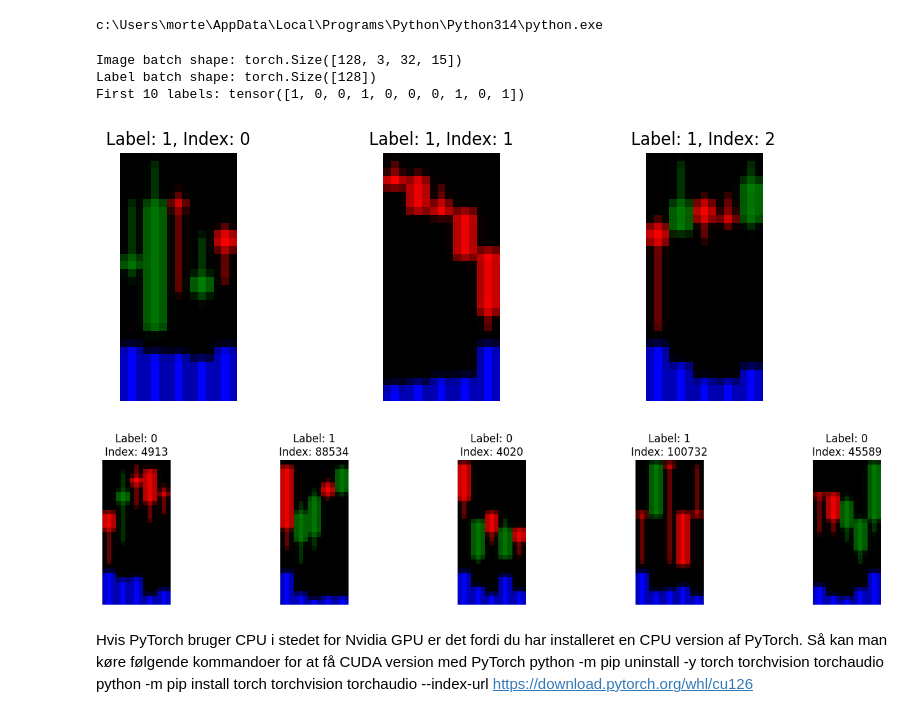
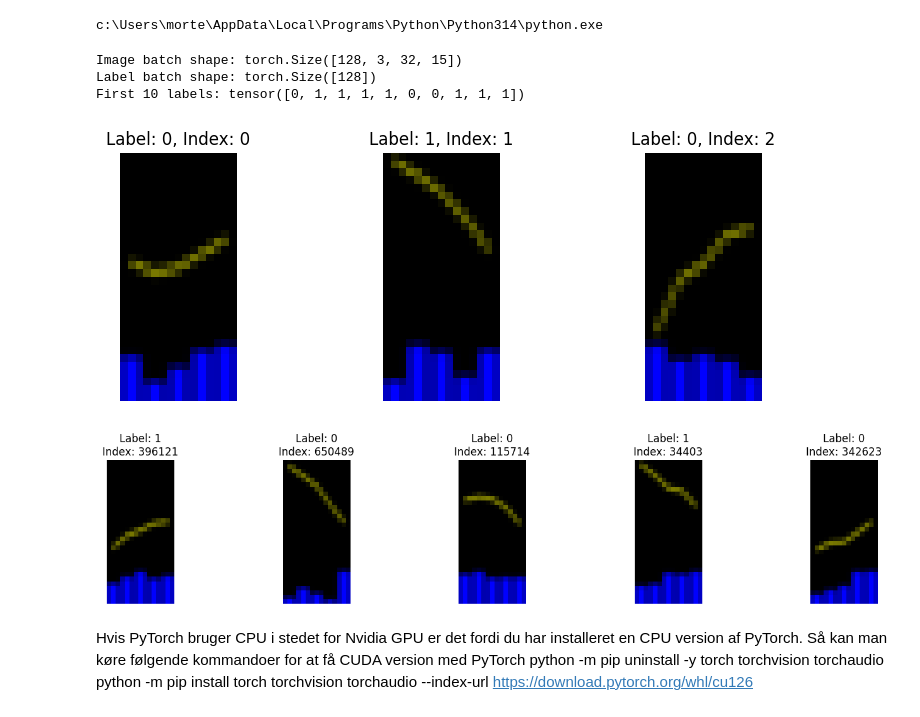
Before and after one commit to MortenSkovbjerg2000/speciale-i-datavidenskab-2026, a Jupyter notebook: training.ipynb, the cells around one changed output. Cells and saved outputs as stored; diff of their text form; code cells hidden in the pictures.

```diff
--- a/training.ipynb
+++ b/training.ipynb
@@ -19,8 +17,8 @@ import torch.nn.functional as F
 # Base folder names
 # ------------------------------------------
 #train_folder = "train_res_96_color_candlestick_vol_1_ma_1_bb_0_rsi_0"
-train_folder = "train_color_candlestick_vol_1_ma_0_bb_0_rsi_0"
-test_folder  = "test_color_candlestick_vol_1_ma_0_bb_0_rsi_0"
+train_folder = "train_color_vol_1_ma_1_bb_0_rsi_0"
+test_folder  = "test_color_vol_1_ma_1_bb_0_rsi_0"
 
 # Choose how many tickers to use
 # Set to None if you want all tickers
@@ -35,7 +33,7 @@ test_csv_path  = os.path.join(test_folder, "labels.csv")
 
 # Load csv files
 train_full_df = pd.read_csv(train_csv_path)
-train_full_df = train_full_df.iloc[4::5].copy() # hver 5 række bliver brugt, som starter ved 4 række, for ikke at få første række med
+#train_full_df = train_full_df.iloc[4::5].copy() # hver 5 række bliver brugt, som starter ved 4 række, for ikke at få første række med
 test_full_df  = pd.read_csv(test_csv_path)
 
 # Force labels to be integers
@@ -202,84 +200,111 @@ print(sys.executable)
 # %% [output]
 c:\Users\morte\AppData\Local\Programs\Python\Python314\python.exe
 # %%
+# class StockImageDataset(Dataset):
+#     def __init__(self, df, transform=None):
+#         self.df = df.reset_index(drop=True)
+#         self.transform = transform
+
+#     def __len__(self):
+#         return len(self.df)
+
+#     def __getitem__(self, idx):
+#         row = self.df.iloc[idx]
+#         image = Image.open(row["image_path"]).convert("RGB")
+#         label = int(row["label"])
+
+#         if self.transform:
+#             image = self.transform(image)
+
+#         return image, label, idx
+
 class StockImageDataset(Dataset):
     def __init__(self, df, transform=None):
-        self.df = df.reset_index(drop=True)
+        df = df.reset_index(drop=True)
+
+        self.image_paths = df["image_path"].astype(str).to_numpy()
+        self.labels = df["label"].astype("int64").to_numpy()
+
         self.transform = transform
 
     def __len__(self):
-        return len(self.df)
+        return len(self.labels)
 
     def __getitem__(self, idx):
-        row = self.df.iloc[idx]
-        image = Image.open(row["image_path"]).convert("RGB")
-        label = int(row["label"])
+        with Image.open(self.image_paths[idx]) as image:
+            image = image.convert("RGB")  # convert PIL image to RGB
+            if self.transform:
+                image = self.transform(image)
 
-        if self.transform:
-            image = self.transform(image)
-
+        label = int(self.labels[idx])
         return image, label, idx
 
 
+basic_transform = transforms.ToTensor()
+
 # Do NOT resize
-basic_transform = transforms.Compose([
-    transforms.Resize((32, 15)),
-    transforms.ToTensor()
-])
+# basic_transform = transforms.Compose([
+#    transforms.Resize((32, 15)),
+#    transforms.ToTensor()
+# ])
+
+basic_transform = transforms.ToTensor()
 
 train_dataset = StockImageDataset(train_df, transform=basic_transform)
 val_dataset   = StockImageDataset(val_df, transform=basic_transform)
 test_dataset  = StockImageDataset(test_df, transform=basic_transform)
 
+BATCH_SIZE = 128
+
 train_loader = DataLoader(
     train_dataset,
-    batch_size=128,
+    batch_size=BATCH_SIZE,
     shuffle=True,
     pin_memory=True
 )
 
 val_loader = DataLoader(
     val_dataset,
-    batch_size=128,
+    batch_size=BATCH_SIZE,
     shuffle=False,
     pin_memory=True
 )
 
 test_loader = DataLoader(
     test_dataset,
-    batch_size=128,
+    batch_size=BATCH_SIZE,
     shuffle=False,
     pin_memory=True
 )
 
 # Test one batch
 images, labels, idx = next(iter(train_loader))
 print("Image batch shape:", images.shape)
 print("Label batch shape:", labels.shape)
 print("First 10 labels:", labels[:10])
 
 # Plot 3 resulting images
 fig, axes = plt.subplots(1, 3, figsize=(9, 3))
 
 for i in range(3):
     image, label, idx = train_dataset[i]
     img_np = image.numpy()
 
     if img_np.shape[0] == 1:
         axes[i].imshow(img_np[0], cmap="gray")
     else:
         axes[i].imshow(np.transpose(img_np, (1, 2, 0)))
 
     axes[i].set_title(f"Label: {label}, Index: {idx}")
     axes[i].axis("off")
 
 plt.tight_layout()
 plt.show()
 # %% [output]
 Image batch shape: torch.Size([128, 3, 32, 15])
 Label batch shape: torch.Size([128])
-First 10 labels: tensor([1, 0, 0, 1, 0, 0, 0, 1, 0, 1])
+First 10 labels: tensor([0, 1, 1, 1, 1, 0, 0, 1, 1, 1])
-[figure, old version]
+[figure, new version]
 # %%
 random_indices = random.sample(range(len(train_dataset)), 5)
 
@@ -300,7 +325,7 @@ for ax, idx in zip(axes, random_indices):
 plt.tight_layout()
 plt.show()
 # %% [output]
-[figure, old version]
+[figure, new version]
 # %% [markdown]
 Hvis PyTorch bruger CPU i stedet for Nvidia GPU er det fordi du har installeret en CPU version af PyTorch. Så kan man køre følgende kommandoer for at få CUDA version med PyTorch
 python -m pip uninstall -y torch torchvision torchaudio
```
Also changed, not shown: parts of 6 cells of this notebook, 3 other files.
